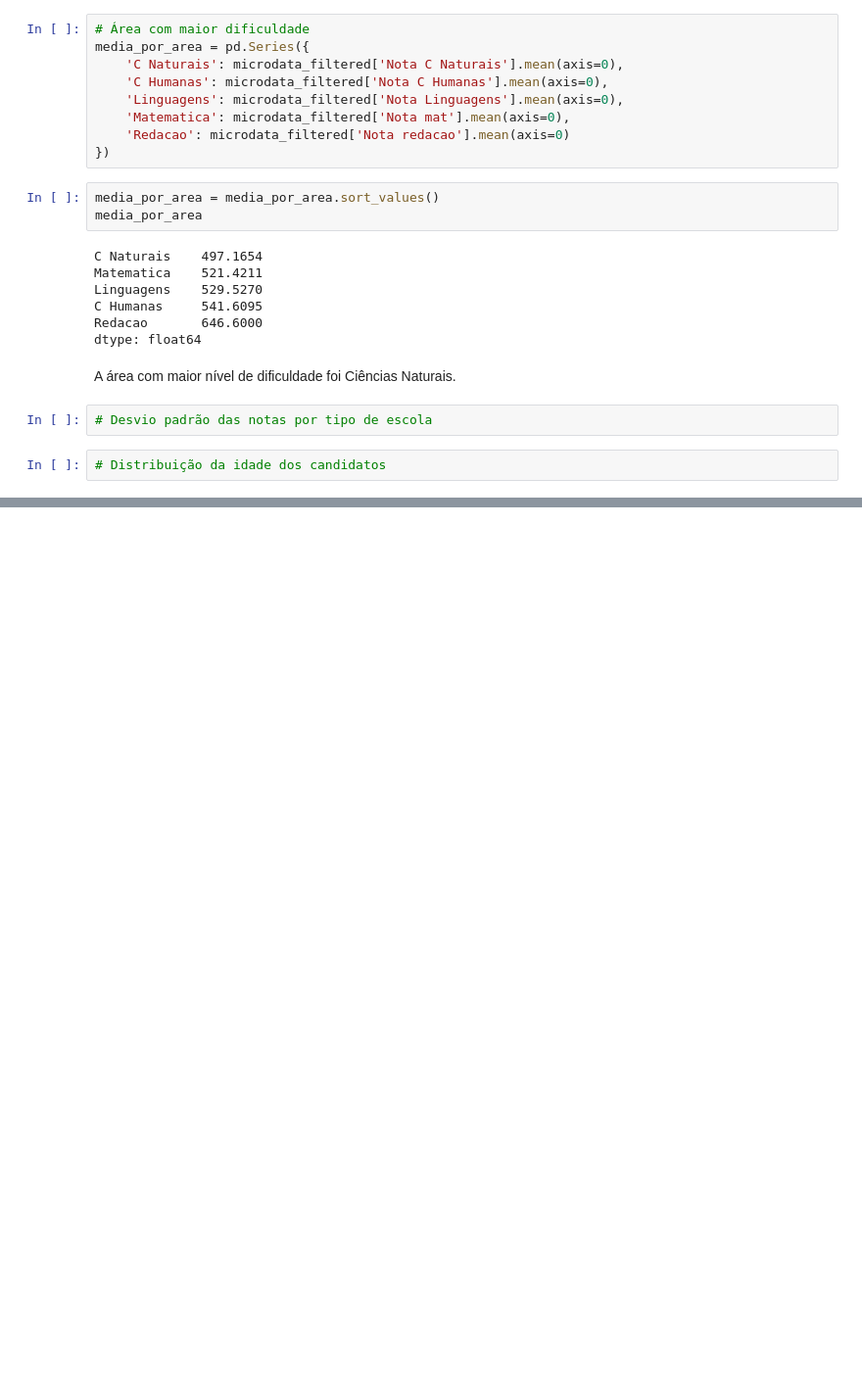
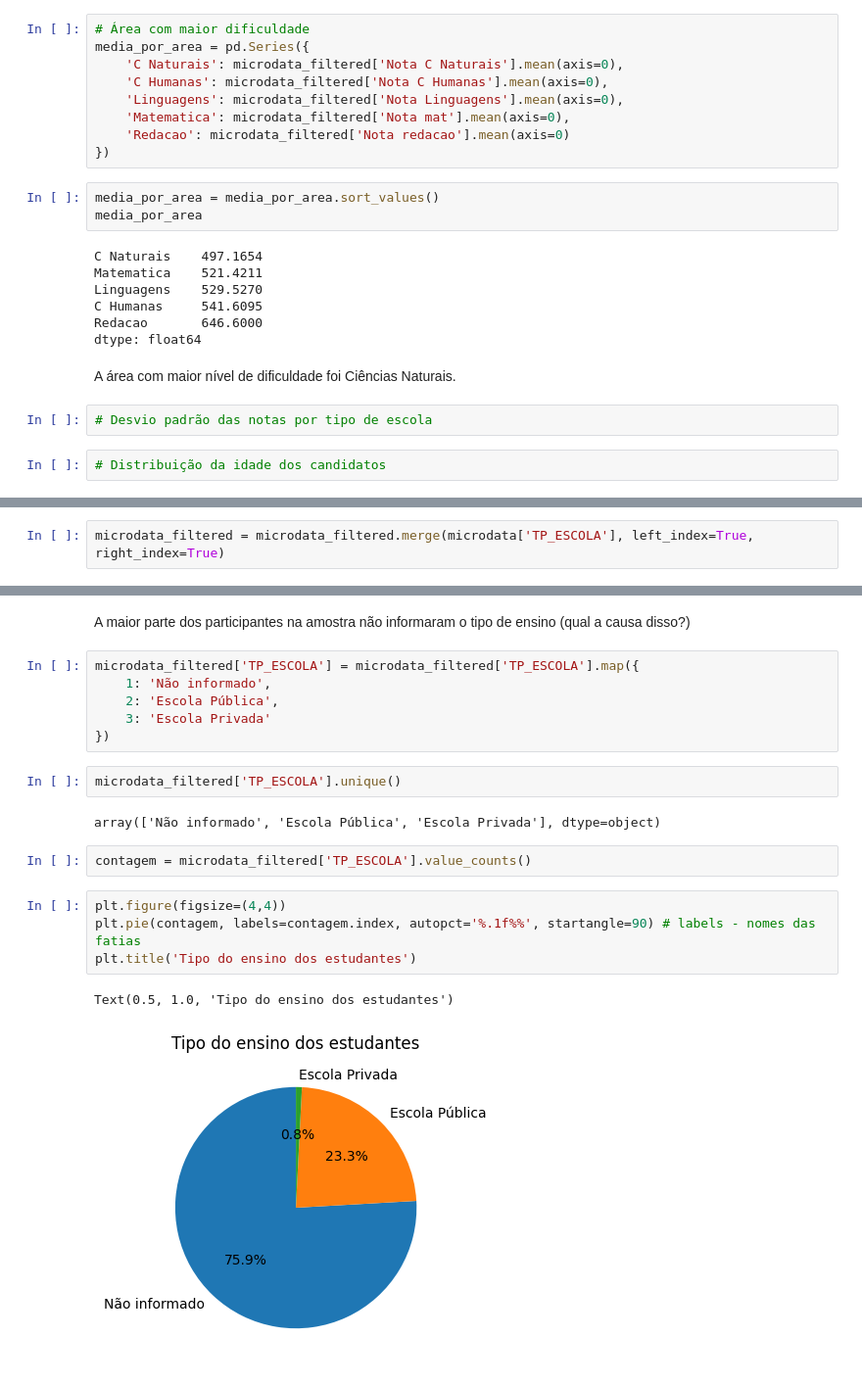
Before and after one commit to An4PDM/Data-Analysis-of-ENEM, a Jupyter notebook: notebooks/data_analysis.ipynb, the cells around one changed output, grey strips where cells are left out. Shown at 98% size. Saved outputs shown, nothing was run; the diff lists cells and outputs as text; blank space fills up the shorter version.

```diff
--- a/notebooks/data_analysis.ipynb
+++ b/notebooks/data_analysis.ipynb
@@ -177,0 +206,2 @@ A área com maior nível de dificuldade foi Ciências Naturais.
+# %%
+microdata_filtered = microdata_filtered.merge(microdata['TP_ESCOLA'], left_index=True, right_index=True)
@@ -177,0 +299,21 @@ A área com maior nível de dificuldade foi Ciências Naturais.
+# %% [markdown]
+A maior parte dos participantes na amostra não informaram o tipo de ensino (qual a causa disso?)
+# %%
+microdata_filtered['TP_ESCOLA'] = microdata_filtered['TP_ESCOLA'].map({
+    1: 'Não informado',
+    2: 'Escola Pública',
+    3: 'Escola Privada'
+})
+# %%
+microdata_filtered['TP_ESCOLA'].unique()
+# %% [output]
+array(['Não informado', 'Escola Pública', 'Escola Privada'], dtype=object)
+# %%
+contagem = microdata_filtered['TP_ESCOLA'].value_counts()
+# %%
+plt.figure(figsize=(4,4))
+plt.pie(contagem, labels=contagem.index, autopct='%.1f%%', startangle=90) # labels - nomes das fatias
+plt.title('Tipo do ensino dos estudantes')
+# %% [output]
+Text(0.5, 1.0, 'Tipo do ensino dos estudantes')
+[figure, added]
```
Also changed, not shown: parts of 14 cells of this notebook.
